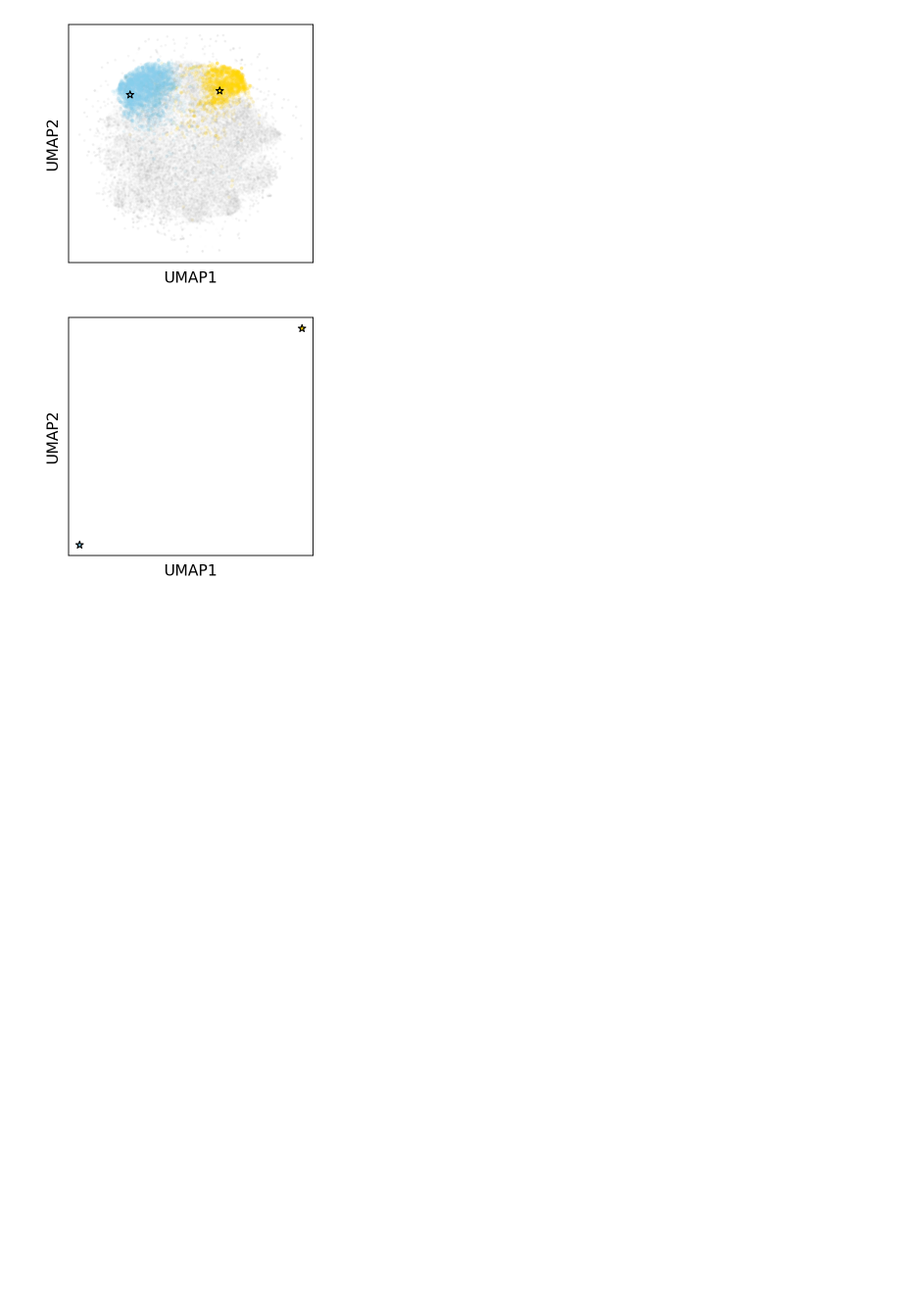
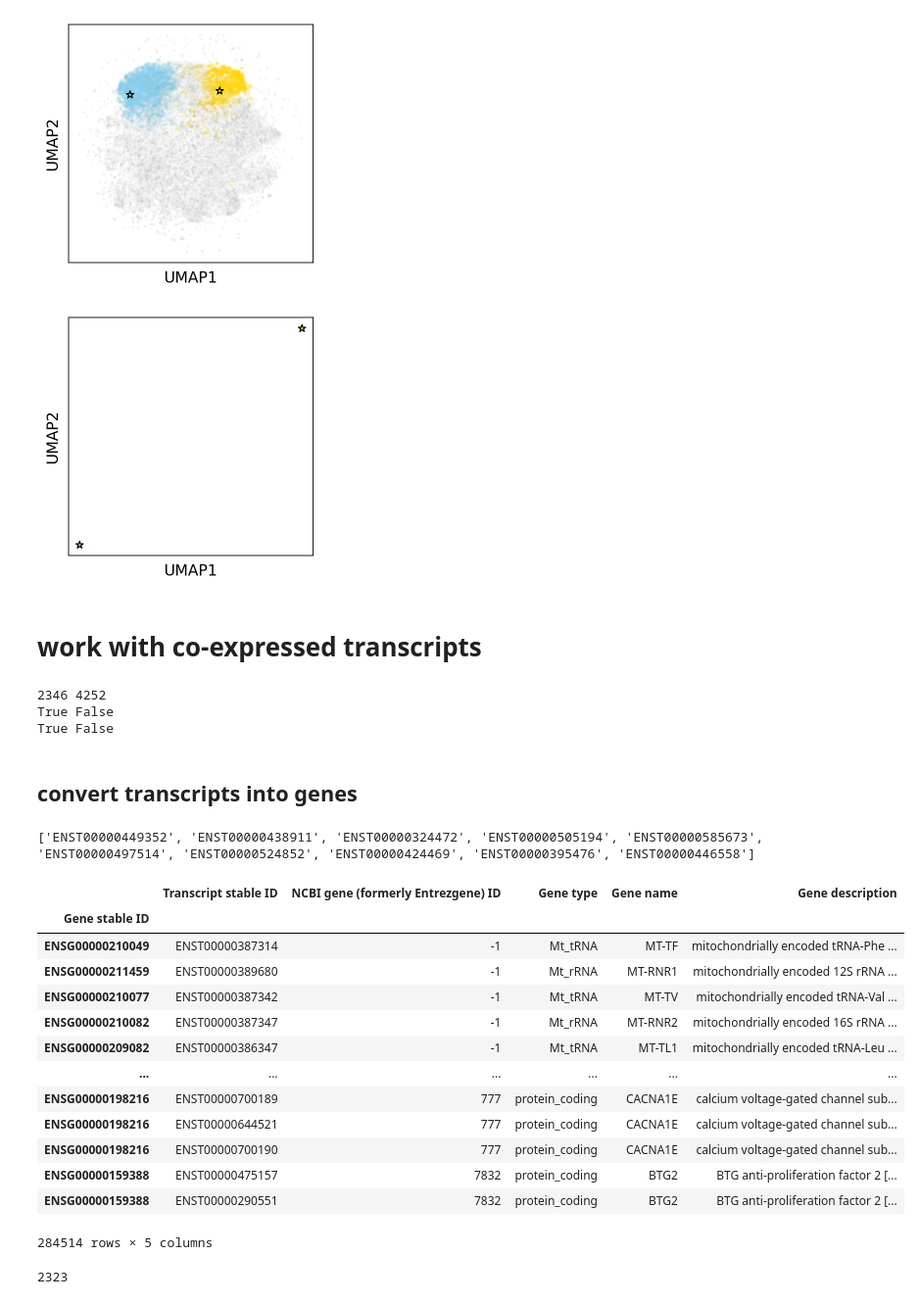
Before and after one commit to adelomana/education, a Jupyter notebook: kevin/scanpy fixed.ipynb, the cells around one changed output. Shown at 98% size. Drawn from its saved outputs; the diff is of its cells as text; code cells hidden in the pictures; blank space fills up the shorter version.

```diff
--- a/kevin/scanpy fixed.ipynb
+++ b/kevin/scanpy fixed.ipynb
@@ -243,3 +248,52 @@ matplotlib.pyplot.yticks([])
 matplotlib.pyplot.savefig('starsonly.svg')
 # %% [output]
 [figure]
+# %% [markdown]
+# work with co-expressed transcripts
+# %%
+print(len(gold_transcripts), len(skyblue_transcripts))
+
+print(iso1 in gold_transcripts, iso2 in gold_transcripts)
+print(iso2 in skyblue_transcripts, iso1 in skyblue_transcripts)
+# %% [output]
+2346 4252
+True False
+True False
+# %% [markdown]
+## convert transcripts into genes
+# %%
+short_gold_transcripts = [transcript.split('.')[0] for transcript in gold_transcripts]
+short_skyblue_transcripts = [transcript.split('.')[0] for transcript in skyblue_transcripts]
+# %% [output]
+['ENST00000449352', 'ENST00000438911', 'ENST00000324472', 'ENST00000505194', 'ENST00000585673', 'ENST00000497514', 'ENST00000524852', 'ENST00000424469', 'ENST00000395476', 'ENST00000446558']
+# %%
+dataset = pybiomart.Dataset(name='hsapiens_gene_ensembl', host='http://www.ensembl.org')
+annotation = dataset.query(attributes=['ensembl_gene_id', 'ensembl_transcript_id', 'entrezgene_id', 'gene_biotype', 'external_gene_name', 'description'])
+annotation.fillna(value={'NCBI gene (formerly Entrezgene) ID':-1}, inplace=True)
+annotation = annotation.astype({'NCBI gene (formerly Entrezgene) ID':'int'})
+annotation.set_index('Gene stable ID', inplace=True)
+annotation
+# %% [output]
+|  | Transcript stable ID | NCBI gene (formerly Entrezgene) ID | Gene type | Gene name | Gene description |
+| Gene stable ID |  |  |  |  |  |
+| ENSG00000210049 | ENST00000387314 | -1 | Mt_tRNA | MT-TF | mitochondrially encoded tRNA-Phe ... |
+| ENSG00000211459 | ENST00000389680 | -1 | Mt_rRNA | MT-RNR1 | mitochondrially encoded 12S rRNA ... |
+| ENSG00000210077 | ENST00000387342 | -1 | Mt_tRNA | MT-TV | mitochondrially encoded tRNA-Val ... |
+| ENSG00000210082 | ENST00000387347 | -1 | Mt_rRNA | MT-RNR2 | mitochondrially encoded 16S rRNA ... |
+| ENSG00000209082 | ENST00000386347 | -1 | Mt_tRNA | MT-TL1 | mitochondrially encoded tRNA-Leu ... |
+| ... | ... | ... | ... | ... | ... |
+| ENSG00000198216 | ENST00000700189 | 777 | protein_coding | CACNA1E | calcium voltage-gated channel sub... |
+| ENSG00000198216 | ENST00000644521 | 777 | protein_coding | CACNA1E | calcium voltage-gated channel sub... |
+| ENSG00000198216 | ENST00000700190 | 777 | protein_coding | CACNA1E | calcium voltage-gated channel sub... |
+| ENSG00000159388 | ENST00000475157 | 7832 | protein_coding | BTG2 | BTG anti-proliferation factor 2 [... |
+| ENSG00000159388 | ENST00000290551 | 7832 | protein_coding | BTG2 | BTG anti-proliferation factor 2 [... |
+284514 rows × 5 columns
+# %%
+found_indices = []
+for index, row in annotation.iterrows():
+    if row['Transcript stable ID'] in short_gold_transcripts:
+        found_indices.append(index)
+
+print(len(found_indices))
+# %% [output]
+2323
```
Also changed, not shown: parts of 7 cells of this notebook.
